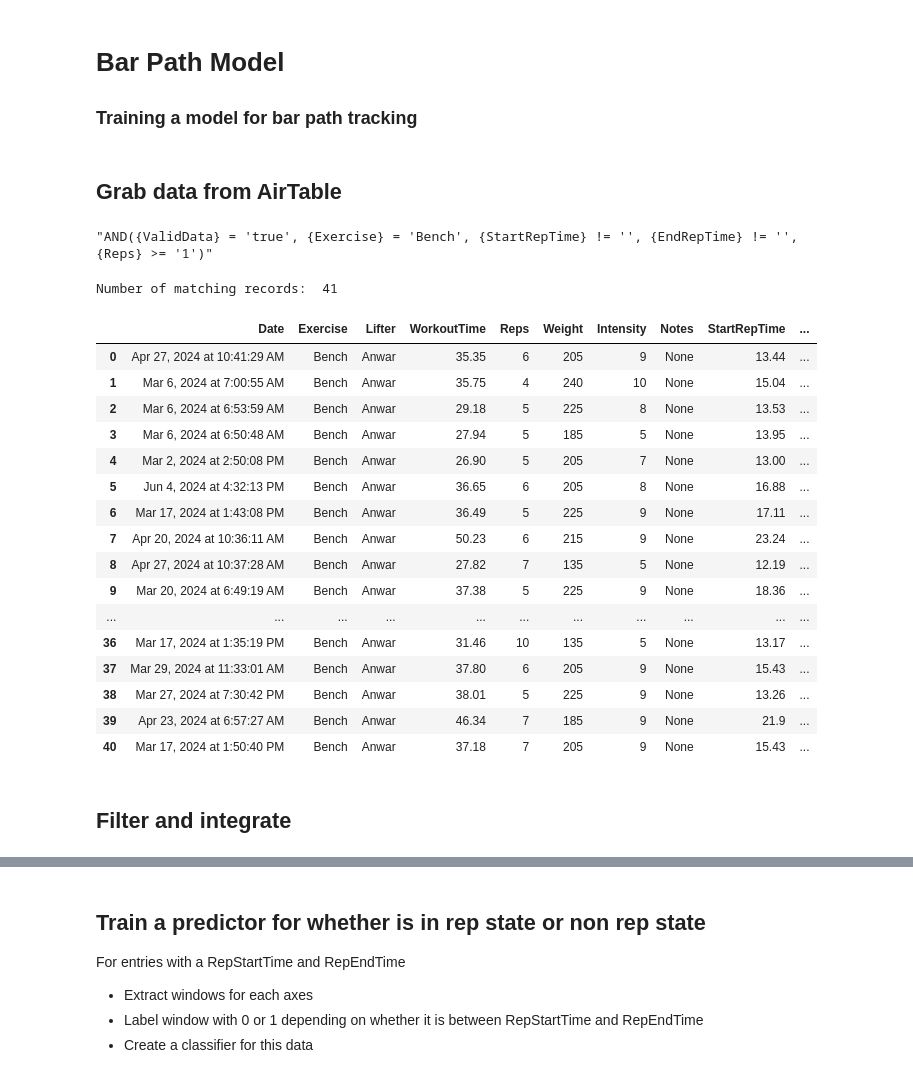
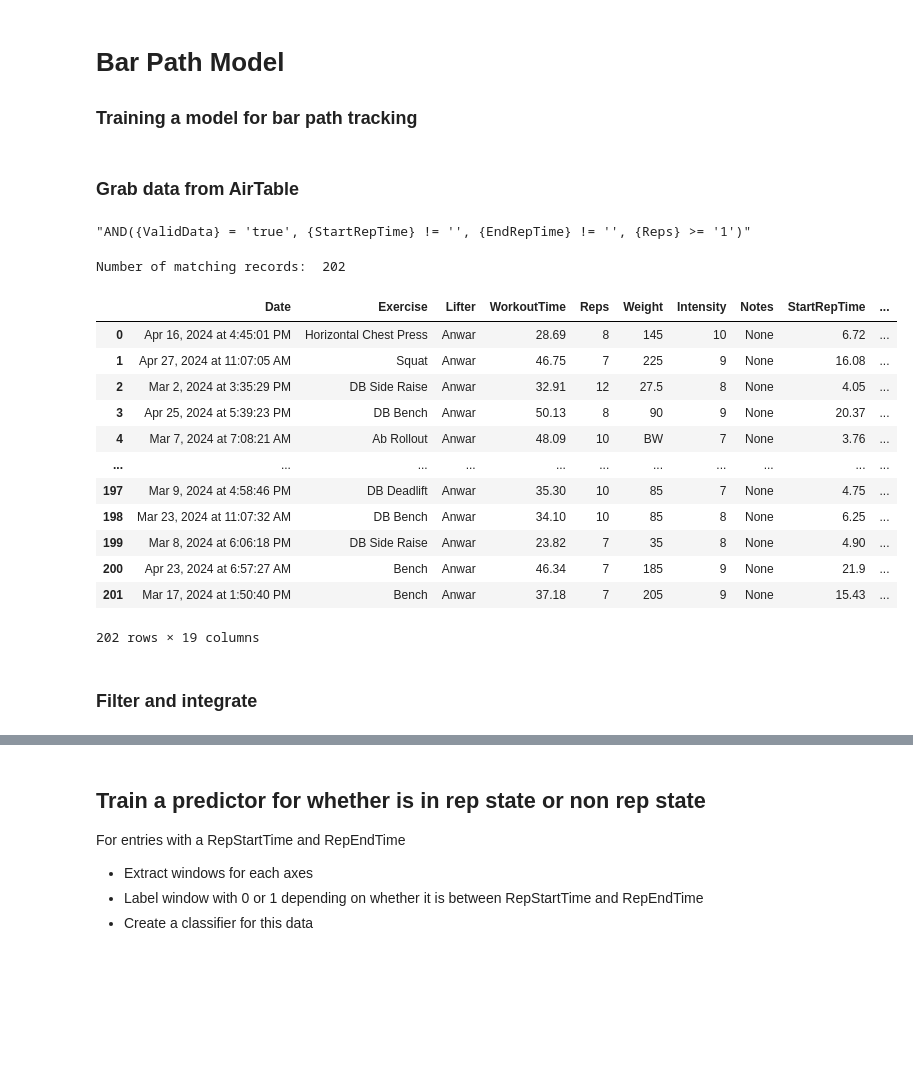
Before and after one commit to KeenanMcConkey/BarPathModel, a Jupyter notebook: BarPathModel.ipynb, the cells around one changed output, grey strips where cells are left out. Drawn from its saved outputs; the diff is of its cells as text; code cells hidden in the pictures; blank space fills up the shorter version.

```diff
--- a/BarPathModel.ipynb
+++ b/BarPathModel.ipynb
@@ -6,20 +6,22 @@
 import numpy as np
 import pandas as pd
 # %% [markdown]
-## Grab data from AirTable
+### Grab data from AirTable
 # %%
 from ast import literal_eval
 from pyairtable import Api as airtable_api
 # %%
+DATA_COLUMNS = ['AccX', 'AccY', 'AccZ', 'VelX', 'VelY', 'VelZ', 'PosX', 'PosY', 'PosZ', 'Pitch', 'Roll', 'Yaw']
+EXERCISE_TYPES = ['Ab Rollout', 'Bench', 'DB Bench', 'DB Bicep Curl', 'DB Deadlift',
+              'DB Goblet Squat', 'DB Side Raise', 'Deadlift', 'Front Squat',
+              'Horizontal Chest Press', 'Lat Pulldown', 'OHP', 'Row',
+              'Seated Cable Rows', 'Squat', 'Tricep Cable Pushdown']
+
 CUTOFF_FREQ = 0.1
 SAMPLE_RATE = 100
 
 WINDOW_SIZE = 100
 STEP_SIZE = 50
-
-N_ESTIMATORS = 100
-MAX_DEPTH = 10
-RANDOM_STATE = 0
 
 AIR_TABLE_API_KEY = 'patMswkrKzfHWSG3U.a882cccc6e7709b3a24b42b7f9c0ccd48ed15614f13c54e4d3dbaa55ba8ffffb'
 BASE_ID = 'appaCiWbsAFmlkOLF'
@@ -31,14 +33,13 @@ VALID_DATA = 'true'
 MIN_REPS = '1'
 
 FORMULA = "AND({ValidData} = 'true', " + \
-        "{Exercise} = '" + EXERCISE + "', " + \
         "{StartRepTime} != '', " + \
         "{EndRepTime} != '', " + \
         "{Reps} >= '" + MIN_REPS + "')"
 
 FORMULA
 # %% [output]
-"AND({ValidData} = 'true', {Exercise} = 'Bench', {StartRepTime} != '', {EndRepTime} != '', {Reps} >= '1')"
+"AND({ValidData} = 'true', {StartRepTime} != '', {EndRepTime} != '', {Reps} >= '1')"
 # %%
 def to_numpy(data):
     return np.array(literal_eval(data))
@@ -52,78 +53,54 @@ table = api.table(BASE_ID, TABLE_NAME)
 matches = table.all(formula=FORMULA)
 print("Number of matching records: ", len(matches))
 # %% [output]
-Number of matching records:  41
+Number of matching records:  202
 # %%
-df = pd.DataFrame(columns=[
-    'Date',
-    'Exercise',
-    'Lifter',
-    'WorkoutTime',
-    'Reps',
-    'Weight',
-    'Intensity',
-    'Notes',
-    'StartRepTime',
-    'EndRepTime',
-    'Counter',
-    'TimeBetweenSamples',
-    'AccX',
-    'AccY',
-    'AccZ',
-    'Pitch',
-    'Roll',
-    'Yaw',
-    'HeartRate'
-])
+df = pd.DataFrame()
 
 data_dict = []
 
 for match in matches:
     data = match['fields']
 
     data_dict.append({
         'Date': data.get('Date'),
         'Exercise': data.get('Exercise'),
         'Lifter': data.get('Lifter'),
         'WorkoutTime': data.get('WorkoutTime'),
         'Reps': data.get('Reps'),
         'Weight': data.get('Weight'),
         'Intensity': data.get('Intensity'),
         'Notes': data.get('Notes'),
         'StartRepTime': data.get('StartRepTime'),
         'EndRepTime': data.get('EndRepTime'),
         'Counter': to_numpy(data.get('Counter')),
         'TimeBetweenSamples': to_numpy(data.get('TimeBetweenSamples')),
         'AccX': to_numpy(data.get('AccX')),
         'AccY': to_numpy(data.get('AccY')),
         'AccZ': to_numpy(data.get('AccZ')),
         'Pitch': to_numpy(data.get('Pitch')),
         'Roll': to_numpy(data.get('Roll')),
         'Yaw': to_numpy(data.get('Yaw')),
         'HeartRate': to_numpy(data.get('HeartRate')),
     })
 
 df = pd.concat([pd.DataFrame([d]) for d in data_dict], ignore_index=True)
 df
 # %% [output]
 |  | Date | Exercise | Lifter | WorkoutTime | Reps | Weight | Intensity | Notes | StartRepTime | ... |
-| 0 | Apr 27, 2024 at 10:41:29 AM | Bench | Anwar | 35.35 | 6 | 205 | 9 | None | 13.44 | ... |
-| 1 | Mar 6, 2024 at 7:00:55 AM | Bench | Anwar | 35.75 | 4 | 240 | 10 | None | 15.04 | ... |
-| 2 | Mar 6, 2024 at 6:53:59 AM | Bench | Anwar | 29.18 | 5 | 225 | 8 | None | 13.53 | ... |
-| 3 | Mar 6, 2024 at 6:50:48 AM | Bench | Anwar | 27.94 | 5 | 185 | 5 | None | 13.95 | ... |
-| 4 | Mar 2, 2024 at 2:50:08 PM | Bench | Anwar | 26.90 | 5 | 205 | 7 | None | 13.00 | ... |
-| 5 | Jun 4, 2024 at 4:32:13 PM | Bench | Anwar | 36.65 | 6 | 205 | 8 | None | 16.88 | ... |
-| 6 | Mar 17, 2024 at 1:43:08 PM | Bench | Anwar | 36.49 | 5 | 225 | 9 | None | 17.11 | ... |
-| 7 | Apr 20, 2024 at 10:36:11 AM | Bench | Anwar | 50.23 | 6 | 215 | 9 | None | 23.24 | ... |
-| 8 | Apr 27, 2024 at 10:37:28 AM | Bench | Anwar | 27.82 | 7 | 135 | 5 | None | 12.19 | ... |
-| 9 | Mar 20, 2024 at 6:49:19 AM | Bench | Anwar | 37.38 | 5 | 225 | 9 | None | 18.36 | ... |
+| 0 | Apr 16, 2024 at 4:45:01 PM | Horizontal Chest Press | Anwar | 28.69 | 8 | 145 | 10 | None | 6.72 | ... |
+| 1 | Apr 27, 2024 at 11:07:05 AM | Squat | Anwar | 46.75 | 7 | 225 | 9 | None | 16.08 | ... |
+| 2 | Mar 2, 2024 at 3:35:29 PM | DB Side Raise | Anwar | 32.91 | 12 | 27.5 | 8 | None | 4.05 | ... |
+| 3 | Apr 25, 2024 at 5:39:23 PM | DB Bench | Anwar | 50.13 | 8 | 90 | 9 | None | 20.37 | ... |
+| 4 | Mar 7, 2024 at 7:08:21 AM | Ab Rollout | Anwar | 48.09 | 10 | BW | 7 | None | 3.76 | ... |
 | ... | ... | ... | ... | ... | ... | ... | ... | ... | ... | ... |
-| 36 | Mar 17, 2024 at 1:35:19 PM | Bench | Anwar | 31.46 | 10 | 135 | 5 | None | 13.17 | ... |
-| 37 | Mar 29, 2024 at 11:33:01 AM | Bench | Anwar | 37.80 | 6 | 205 | 9 | None | 15.43 | ... |
-| 38 | Mar 27, 2024 at 7:30:42 PM | Bench | Anwar | 38.01 | 5 | 225 | 9 | None | 13.26 | ... |
-| 39 | Apr 23, 2024 at 6:57:27 AM | Bench | Anwar | 46.34 | 7 | 185 | 9 | None | 21.9 | ... |
-| 40 | Mar 17, 2024 at 1:50:40 PM | Bench | Anwar | 37.18 | 7 | 205 | 9 | None | 15.43 | ... |
+| 197 | Mar 9, 2024 at 4:58:46 PM | DB Deadlift | Anwar | 35.30 | 10 | 85 | 7 | None | 4.75 | ... |
+| 198 | Mar 23, 2024 at 11:07:32 AM | DB Bench | Anwar | 34.10 | 10 | 85 | 8 | None | 6.25 | ... |
+| 199 | Mar 8, 2024 at 6:06:18 PM | DB Side Raise | Anwar | 23.82 | 7 | 35 | 8 | None | 4.90 | ... |
+| 200 | Apr 23, 2024 at 6:57:27 AM | Bench | Anwar | 46.34 | 7 | 185 | 9 | None | 21.9 | ... |
+| 201 | Mar 17, 2024 at 1:50:40 PM | Bench | Anwar | 37.18 | 7 | 205 | 9 | None | 15.43 | ... |
+202 rows × 19 columns
 # %% [markdown]
-## Filter and integrate
+### Filter and integrate
 # %%
 from scipy.integrate import cumulative_trapezoid
```
Also changed, not shown: parts of 24 cells of this notebook.
